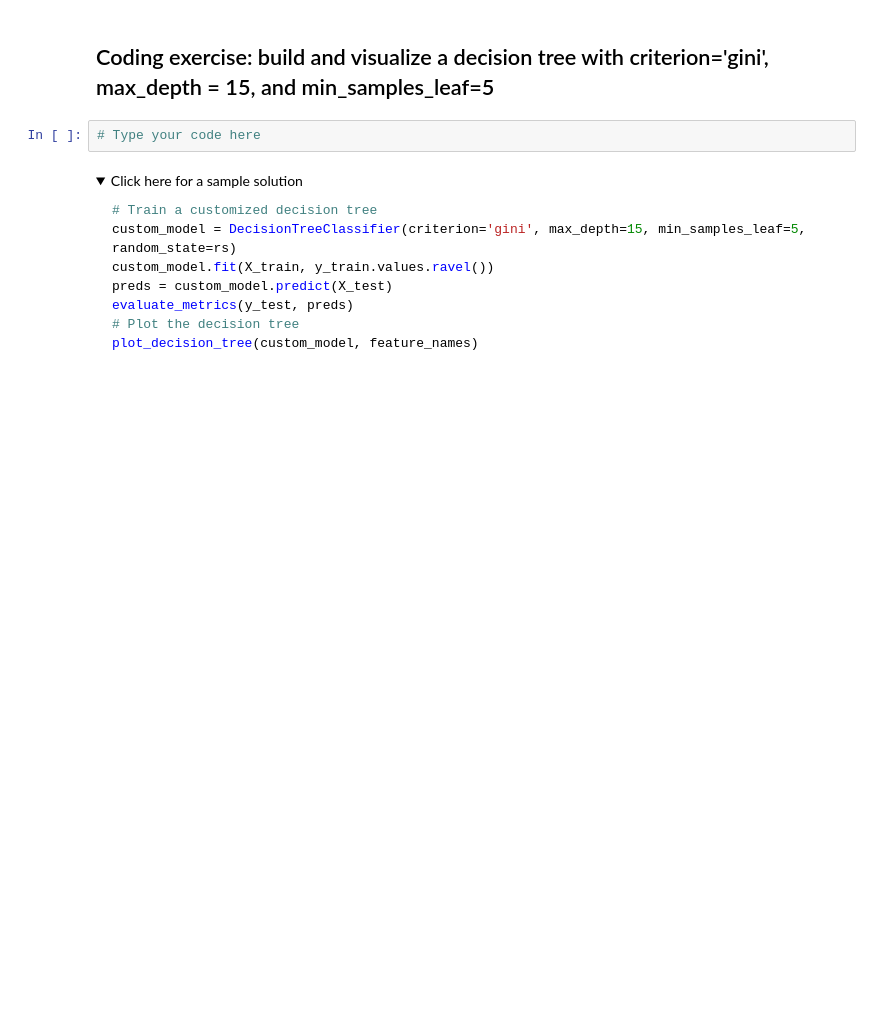
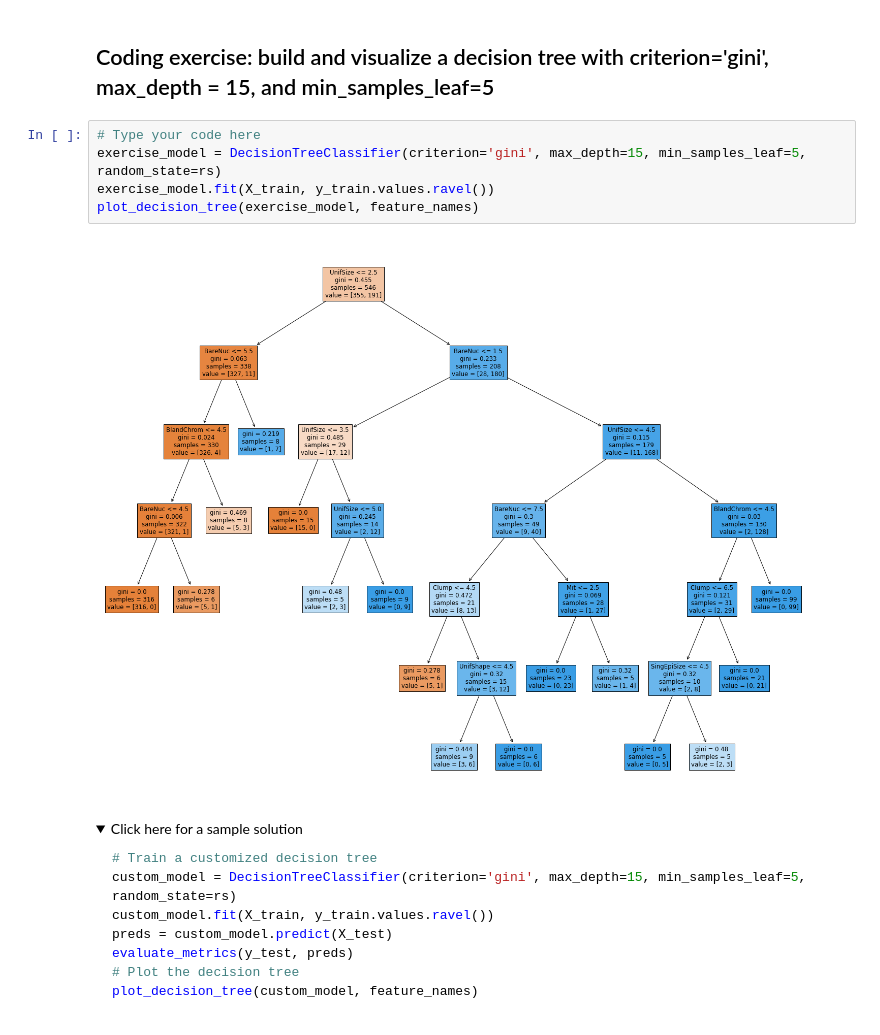
Before and after one commit to mzaoualim/Coursera_IBM_Machine_Learning_Professional_Certificate, a Jupyter notebook: supervised-machine-learning-classification/lab_jupyter_decisiontree.ipynb, the cells around one changed output. Saved outputs shown, nothing was run; the diff lists cells and outputs as text; folded sections open; blank space fills up the shorter version.

```diff
--- a/supervised-machine-learning-classification/lab_jupyter_decisiontree.ipynb
+++ b/supervised-machine-learning-classification/lab_jupyter_decisiontree.ipynb
@@ -155,8 +178,13 @@ plot_decision_tree(custom_model, feature_names)
 As you can see the tuned decision tree above is much simpler than the default decision tree model. We can see from each node, it's split feature and threshold, and entropy difference before and after a split.
 # %% [markdown]
 ## Coding exercise: build and visualize a decision tree with criterion='gini', max_depth = 15, and min_samples_leaf=5
-# %%
-# Type your code here
+# %%
+# Type your code here
+exercise_model = DecisionTreeClassifier(criterion='gini', max_depth=15, min_samples_leaf=5, random_state=rs)
+exercise_model.fit(X_train, y_train.values.ravel())
+plot_decision_tree(exercise_model, feature_names)
+# %% [output]
+[figure, added]
 # %% [markdown]
 <details><summary>Click here for a sample solution</summary>
 
```
Also changed, not shown: parts of 11 cells of this notebook.
